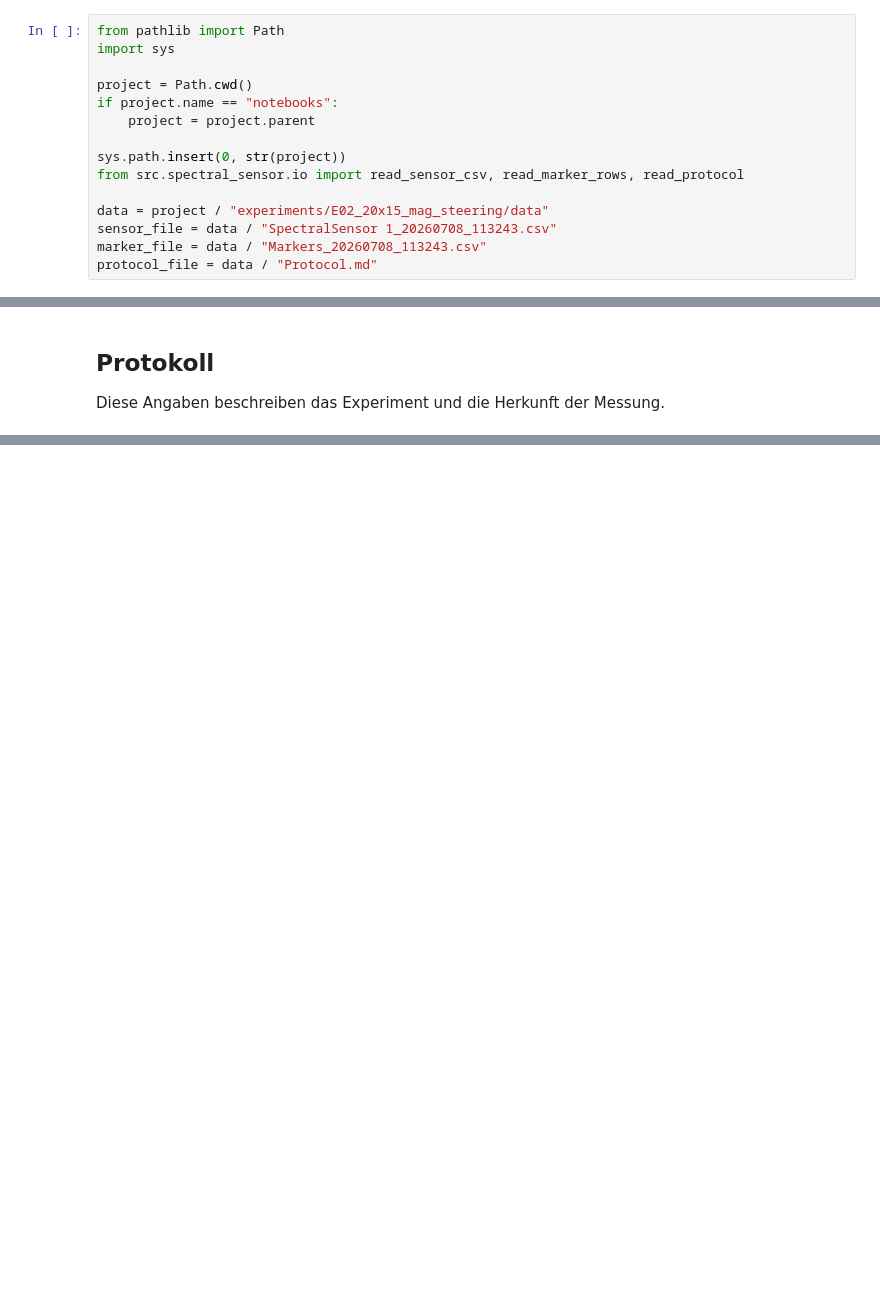
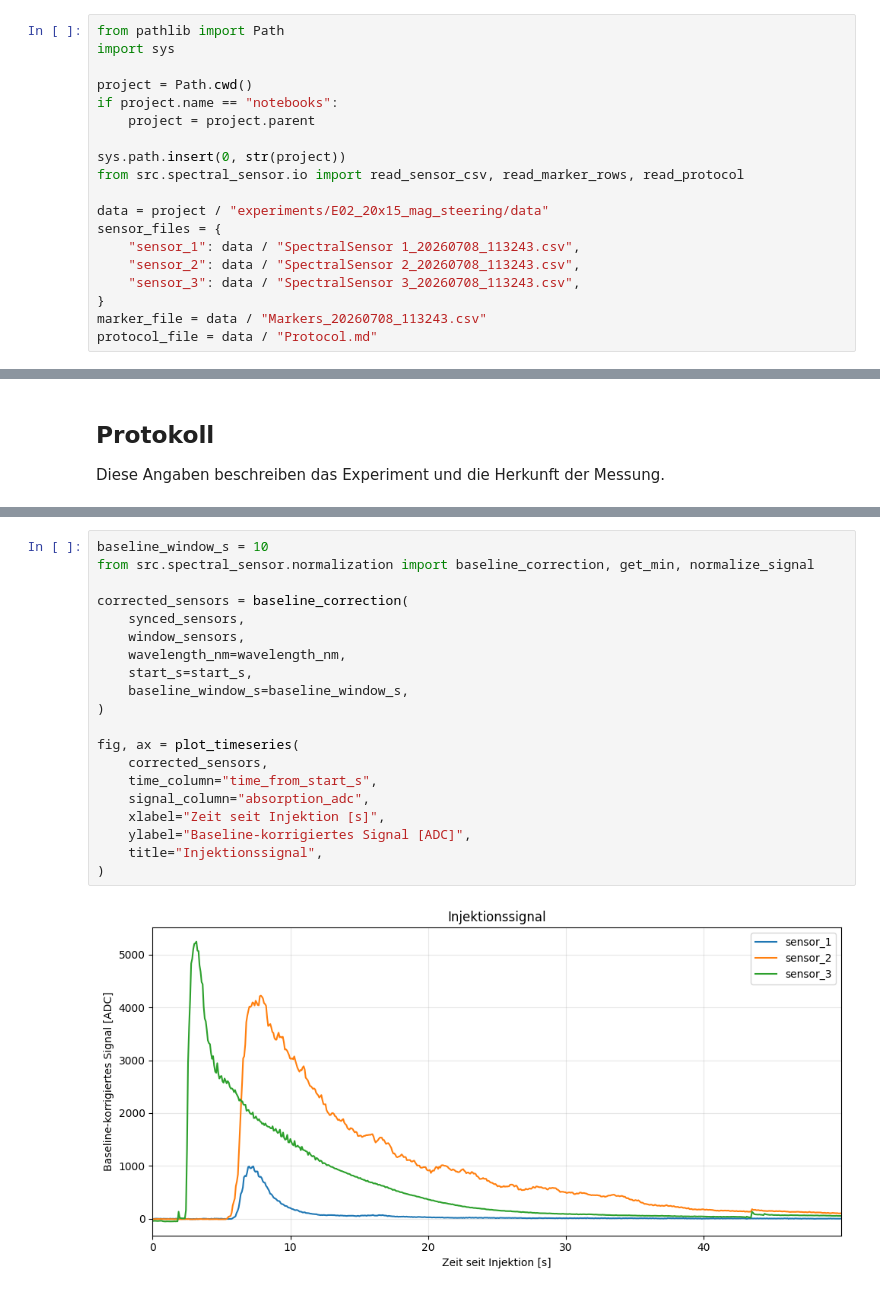
Before and after one commit to Lukro-fhdo/Dynano, a Jupyter notebook: notebooks/test_sensor_pipeline.ipynb, the cells around one changed output, grey strips where cells are left out. Cells and saved outputs as stored; diff of their text form; blank space fills up the shorter version.

```diff
--- a/notebooks/test_sensor_pipeline.ipynb
+++ b/notebooks/test_sensor_pipeline.ipynb
@@ -18,7 +18,11 @@ sys.path.insert(0, str(project))
 from src.spectral_sensor.io import read_sensor_csv, read_marker_rows, read_protocol
 
 data = project / "experiments/E02_20x15_mag_steering/data"
-sensor_file = data / "SpectralSensor 1_20260708_113243.csv"
+sensor_files = {
+    "sensor_1": data / "SpectralSensor 1_20260708_113243.csv",
+    "sensor_2": data / "SpectralSensor 2_20260708_113243.csv",
+    "sensor_3": data / "SpectralSensor 3_20260708_113243.csv",
+}
 marker_file = data / "Markers_20260708_113243.csv"
 protocol_file = data / "Protocol.md"
 # %% [markdown]
@@ -73,0 +265,22 @@ Das ist ein Importvergleich für ein Experiment, kein Test der gesamten Auswertu
+# %%
+baseline_window_s = 10
+from src.spectral_sensor.normalization import baseline_correction, get_min, normalize_signal
+
+corrected_sensors = baseline_correction(
+    synced_sensors,
+    window_sensors,
+    wavelength_nm=wavelength_nm,
+    start_s=start_s,
+    baseline_window_s=baseline_window_s,
+)
+
+fig, ax = plot_timeseries(
+    corrected_sensors,
+    time_column="time_from_start_s",
+    signal_column="absorption_adc",
+    xlabel="Zeit seit Injektion [s]",
+    ylabel="Baseline-korrigiertes Signal [ADC]",
+    title="Injektionssignal",
+)
+# %% [output]
+[figure, added]
```
Also changed, not shown: parts of 23 cells of this notebook, 6 other files.
